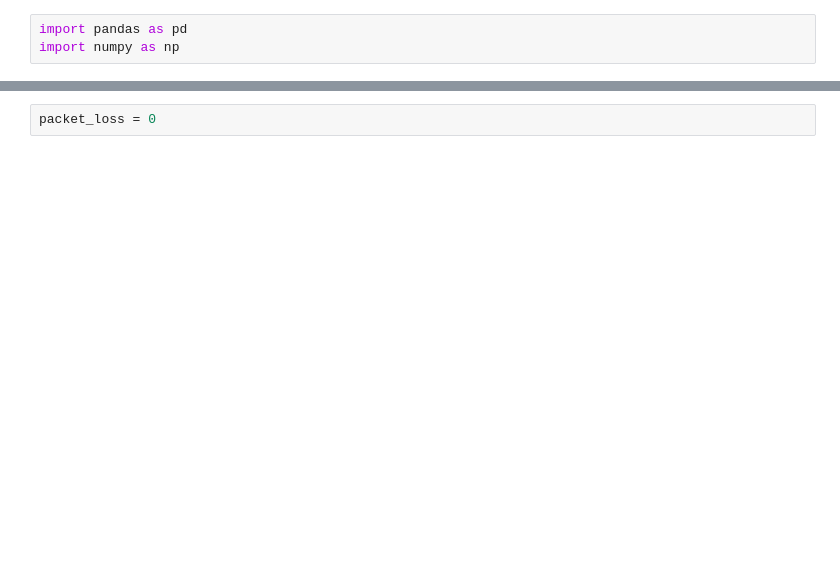
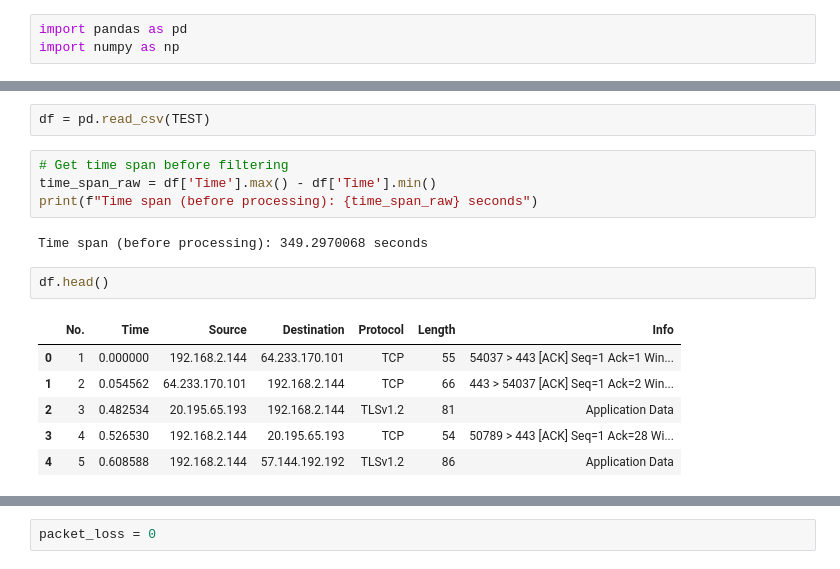
Before and after one commit to Jayennn/QOS-WireShark, a Jupyter notebook: process.ipynb, the cells around one changed output, grey strips where cells are left out. Saved outputs shown, nothing was run; the diff lists cells and outputs as text; blank space fills up the shorter version.

```diff
--- a/process.ipynb
+++ b/process.ipynb
@@ -3,0 +12,17 @@ import numpy as np
+# %%
+df = pd.read_csv(TEST)
+# %%
+# Get time span before filtering
+time_span_raw = df['Time'].max() - df['Time'].min()
+print(f"Time span (before processing): {time_span_raw} seconds")
+# %% [output]
+Time span (before processing): 349.2970068 seconds
+# %%
+df.head()
+# %% [output]
+|  | No. | Time | Source | Destination | Protocol | Length | Info |
+| 0 | 1 | 0.000000 | 192.168.2.144 | 64.233.170.101 | TCP | 55 | 54037 > 443 [ACK] Seq=1 Ack=1 Win... |
+| 1 | 2 | 0.054562 | 64.233.170.101 | 192.168.2.144 | TCP | 66 | 443 > 54037 [ACK] Seq=1 Ack=2 Win... |
+| 2 | 3 | 0.482534 | 20.195.65.193 | 192.168.2.144 | TLSv1.2 | 81 | Application Data |
+| 3 | 4 | 0.526530 | 192.168.2.144 | 20.195.65.193 | TCP | 54 | 50789 > 443 [ACK] Seq=1 Ack=28 Wi... |
+| 4 | 5 | 0.608588 | 192.168.2.144 | 57.144.192.192 | TLSv1.2 | 86 | Application Data |
```
Also changed, not shown: parts of 32 cells of this notebook, 1 other file.
